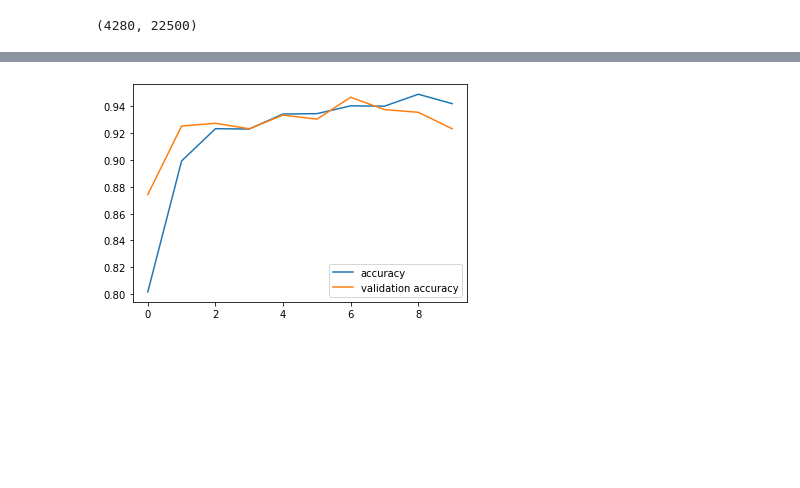
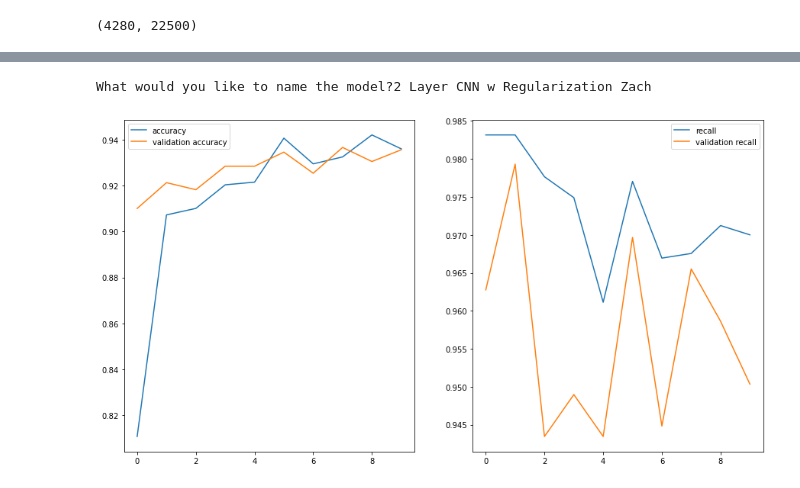
Before and after one commit to zpollats/NeuralNetworkXRayClassification, a Jupyter notebook: modeling_notebook.ipynb, the cells around one changed output, grey strips where cells are left out. Cells and saved outputs as stored; diff of their text form; code cells hidden in the pictures; blank space fills up the shorter version.

```diff
--- a/modeling_notebook.ipynb
+++ b/modeling_notebook.ipynb
@@ -336,10 +353,17 @@ Epoch 10/10
+# %%
+pickle_model(complex_cnn_history2)
+# %% [output]
+What would you like to name the model?2 Layer CNN w Regularization Zach
 # %%
-fig, ax = plt.subplots()
+fig, ax = plt.subplots(1,2,figsize=(15,8))
 
-sns.lineplot(complex_cnn_history2.epoch, complex_cnn_history2.history['accuracy'], ax=ax, label='accuracy');
-sns.lineplot(complex_cnn_history2.epoch, complex_cnn_history2.history['val_accuracy'], ax=ax, label='validation accuracy');
+sns.lineplot(complex_cnn_history2.epoch, complex_cnn_history2.history['accuracy'], ax=ax[0], label='accuracy');
+sns.lineplot(complex_cnn_history2.epoch, complex_cnn_history2.history['val_accuracy'], ax=ax[0], label='validation accuracy');
+
+sns.lineplot(complex_cnn_history2.epoch, complex_cnn_history2.history['recall_4'], ax=ax[1], label='recall');
+sns.lineplot(complex_cnn_history2.epoch, complex_cnn_history2.history['val_recall_4'], ax=ax[1], label='validation recall');
 # %% [output]
-[figure, old version]
+[figure, new version]
 # %%
 complex_cnn_model3 = models.Sequential()
 complex_cnn_model3.add(layers.Conv2D(64, (4, 4), activation='relu',
```
Also changed, not shown: parts of 62 cells of this notebook.
